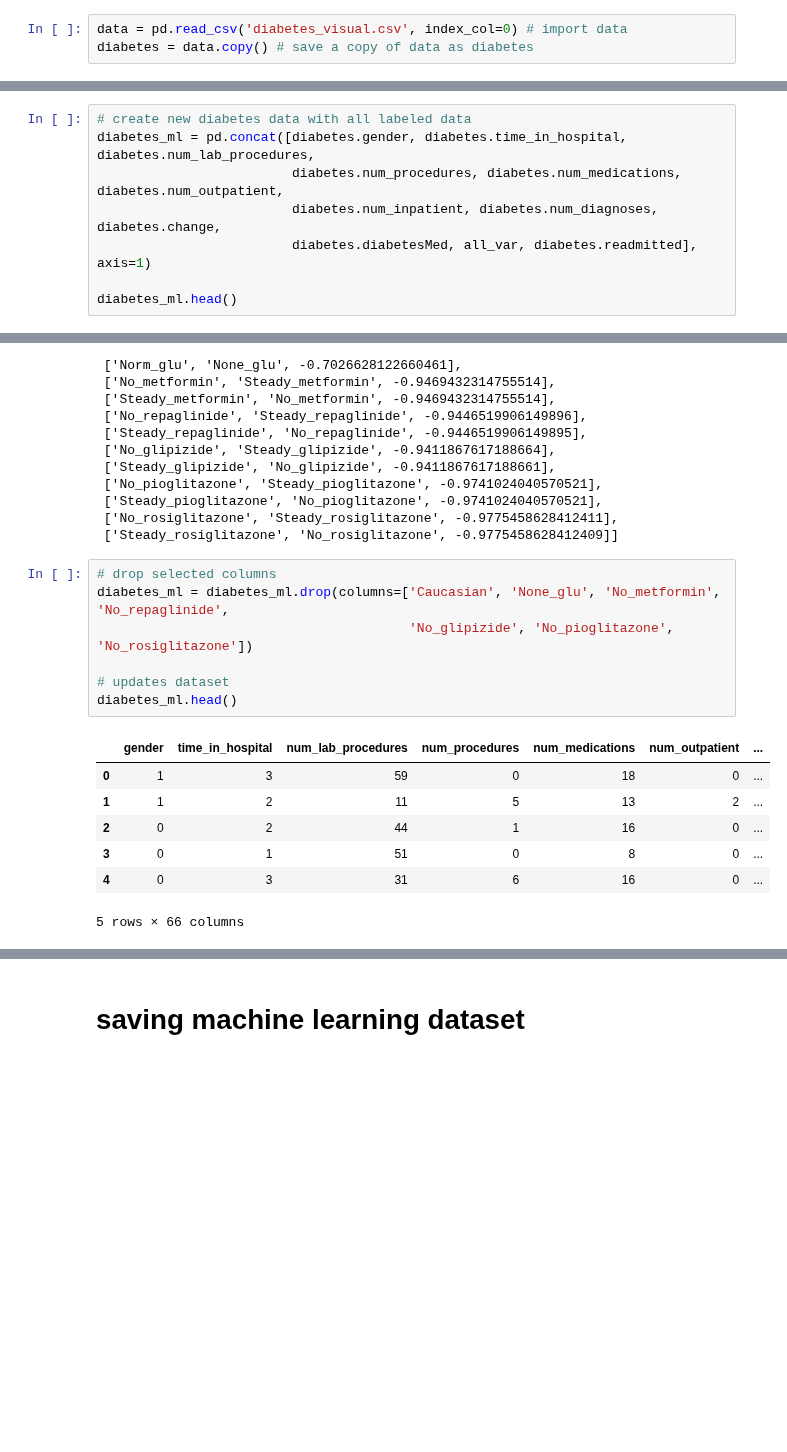
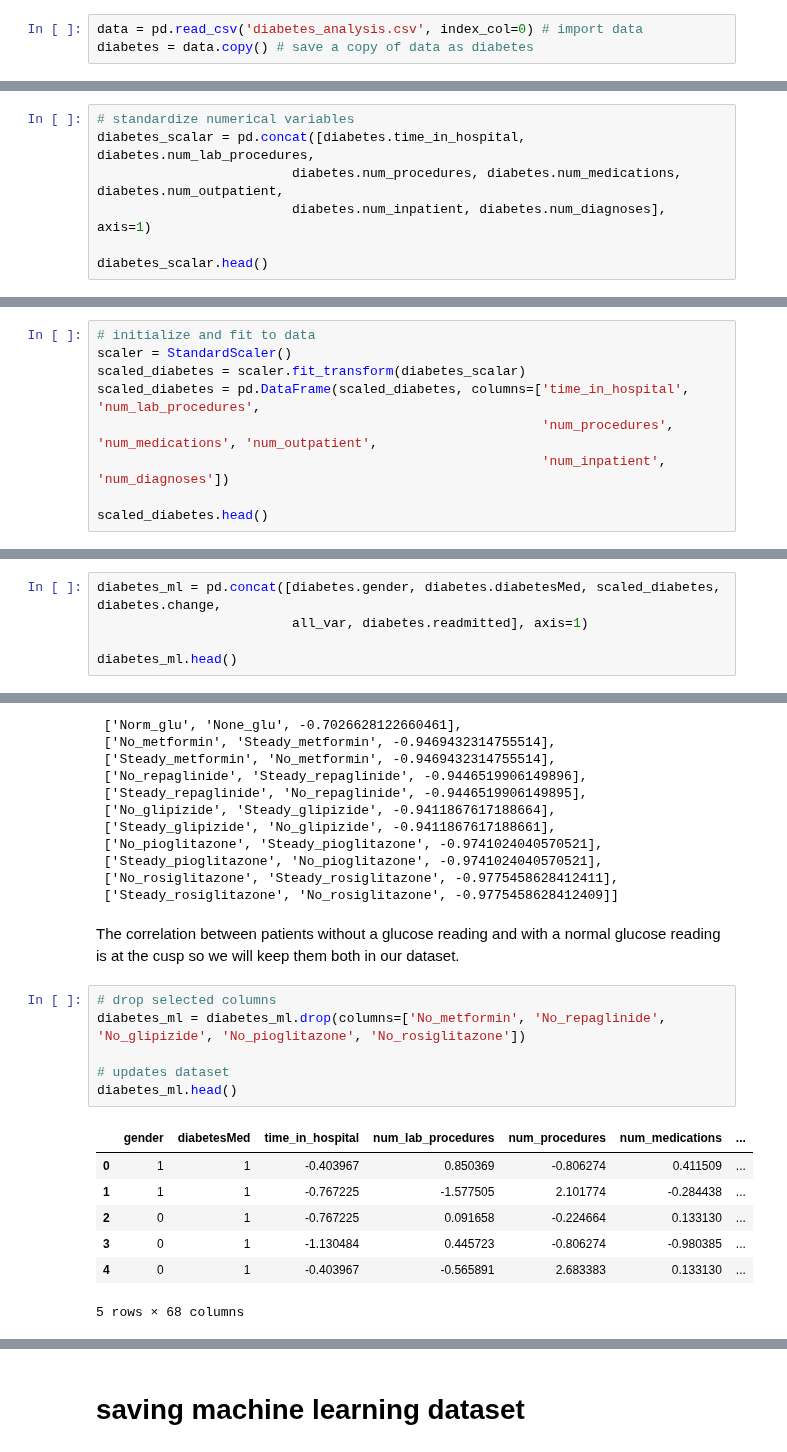
Before and after one commit to annasophiat/diabetic-readmissions, a Jupyter notebook: diabetes_statistical_analysis.ipynb, the cells around one changed output, grey strips where cells are left out. Cells and saved outputs as stored; diff of their text form; blank space fills up the shorter version.

```diff
--- a/diabetes_statistical_analysis.ipynb
+++ b/diabetes_statistical_analysis.ipynb
@@ -26,5 +26,5 @@ from sklearn.preprocessing import LabelEncoder, OneHotEncoder
 # %%
-data = pd.read_csv('diabetes_visual.csv', index_col=0) # import data
+data = pd.read_csv('diabetes_analysis.csv', index_col=0) # import data
 diabetes = data.copy() # save a copy of data as diabetes
 # %%
 diabetes.info()
@@ -467,9 +481,8 @@ all_var.head()
 # %%
-# create new diabetes data with all labeled data
-diabetes_ml = pd.concat([diabetes.gender, diabetes.time_in_hospital, diabetes.num_lab_procedures,
+# standardize numerical variables
+diabetes_scalar = pd.concat([diabetes.time_in_hospital, diabetes.num_lab_procedures,
                          diabetes.num_procedures, diabetes.num_medications, diabetes.num_outpatient,
-                         diabetes.num_inpatient, diabetes.num_diagnoses, diabetes.change,
-                         diabetes.diabetesMed, all_var, diabetes.readmitted], axis=1)
+                         diabetes.num_inpatient, diabetes.num_diagnoses], axis=1)
 
-diabetes_ml.head()
+diabetes_scalar.head()
 # %% [output]
@@ -482,0 +495,9 @@ diabetes_ml.head()
+# %%
+# initialize and fit to data
+scaler = StandardScaler()
+scaled_diabetes = scaler.fit_transform(diabetes_scalar)
+scaled_diabetes = pd.DataFrame(scaled_diabetes, columns=['time_in_hospital', 'num_lab_procedures',
+                                                         'num_procedures', 'num_medications', 'num_outpatient',
+                                                         'num_inpatient', 'num_diagnoses'])
+
+scaled_diabetes.head()
@@ -482,0 +511,5 @@ diabetes_ml.head()
+# %%
+diabetes_ml = pd.concat([diabetes.gender, diabetes.diabetesMed, scaled_diabetes, diabetes.change,
+                         all_var, diabetes.readmitted], axis=1)
+
+diabetes_ml.head()
@@ -543,21 +588,22 @@ corr_list # drop one column
  ['Steady_pioglitazone', 'No_pioglitazone', -0.9741024040570521],
  ['No_rosiglitazone', 'Steady_rosiglitazone', -0.9775458628412411],
  ['Steady_rosiglitazone', 'No_rosiglitazone', -0.9775458628412409]]
+# %% [markdown]
+The correlation between patients without a glucose reading and with a normal glucose reading is at the cusp so we will keep them both in our dataset.
 # %%
 # drop selected columns
-diabetes_ml = diabetes_ml.drop(columns=['Caucasian', 'None_glu', 'No_metformin', 'No_repaglinide',
-                                        'No_glipizide', 'No_pioglitazone', 'No_rosiglitazone'])
+diabetes_ml = diabetes_ml.drop(columns=['No_metformin', 'No_repaglinide', 'No_glipizide', 'No_pioglitazone', 'No_rosiglitazone'])
 
 # updates dataset
 diabetes_ml.head()
 # %% [output]
-|  | gender | time_in_hospital | num_lab_procedures | num_procedures | num_medications | num_outpatient | ... |
-| 0 | 1 | 3 | 59 | 0 | 18 | 0 | ... |
-| 1 | 1 | 2 | 11 | 5 | 13 | 2 | ... |
-| 2 | 0 | 2 | 44 | 1 | 16 | 0 | ... |
-| 3 | 0 | 1 | 51 | 0 | 8 | 0 | ... |
-| 4 | 0 | 3 | 31 | 6 | 16 | 0 | ... |
+|  | gender | diabetesMed | time_in_hospital | num_lab_procedures | num_procedures | num_medications | ... |
+| 0 | 1 | 1 | -0.403967 | 0.850369 | -0.806274 | 0.411509 | ... |
+| 1 | 1 | 1 | -0.767225 | -1.577505 | 2.101774 | -0.284438 | ... |
+| 2 | 0 | 1 | -0.767225 | 0.091658 | -0.224664 | 0.133130 | ... |
+| 3 | 0 | 1 | -1.130484 | 0.445723 | -0.806274 | -0.980385 | ... |
+| 4 | 0 | 1 | -0.403967 | -0.565891 | 2.683383 | 0.133130 | ... |
-5 rows × 66 columns
+5 rows × 68 columns
 # %%
 # updated heatmap
 plt.figure(figsize=(18, 20))
```
Also changed, not shown: parts of 18 cells of this notebook.
